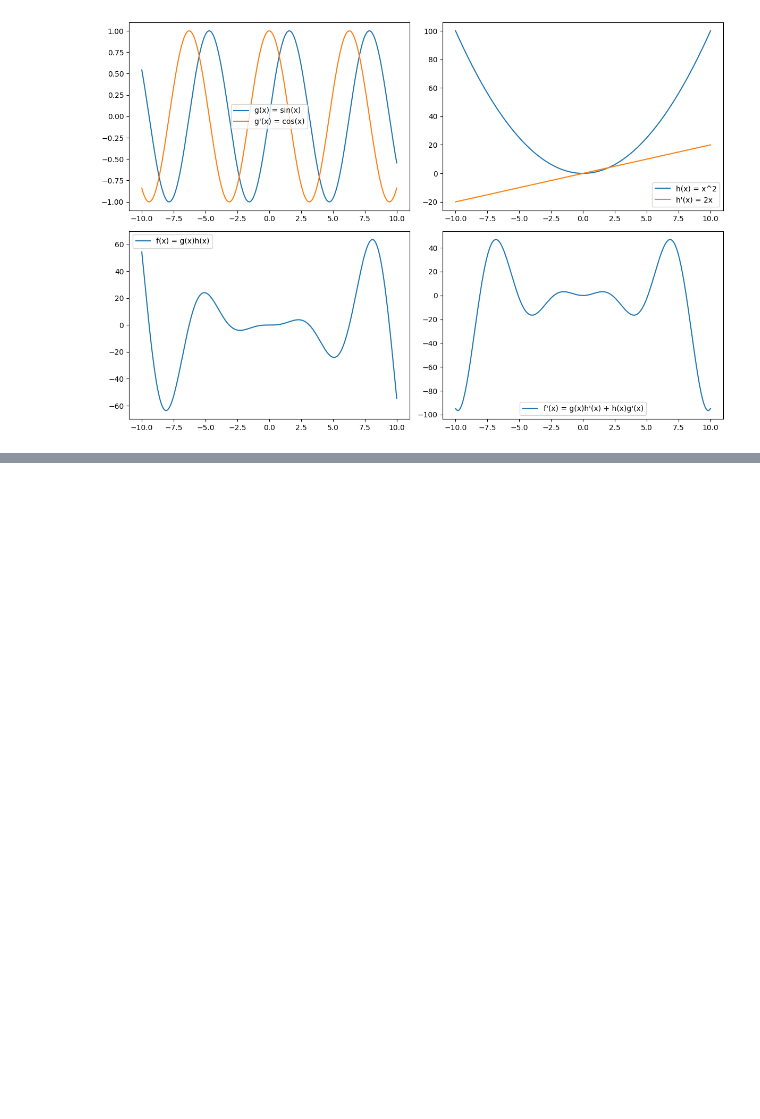
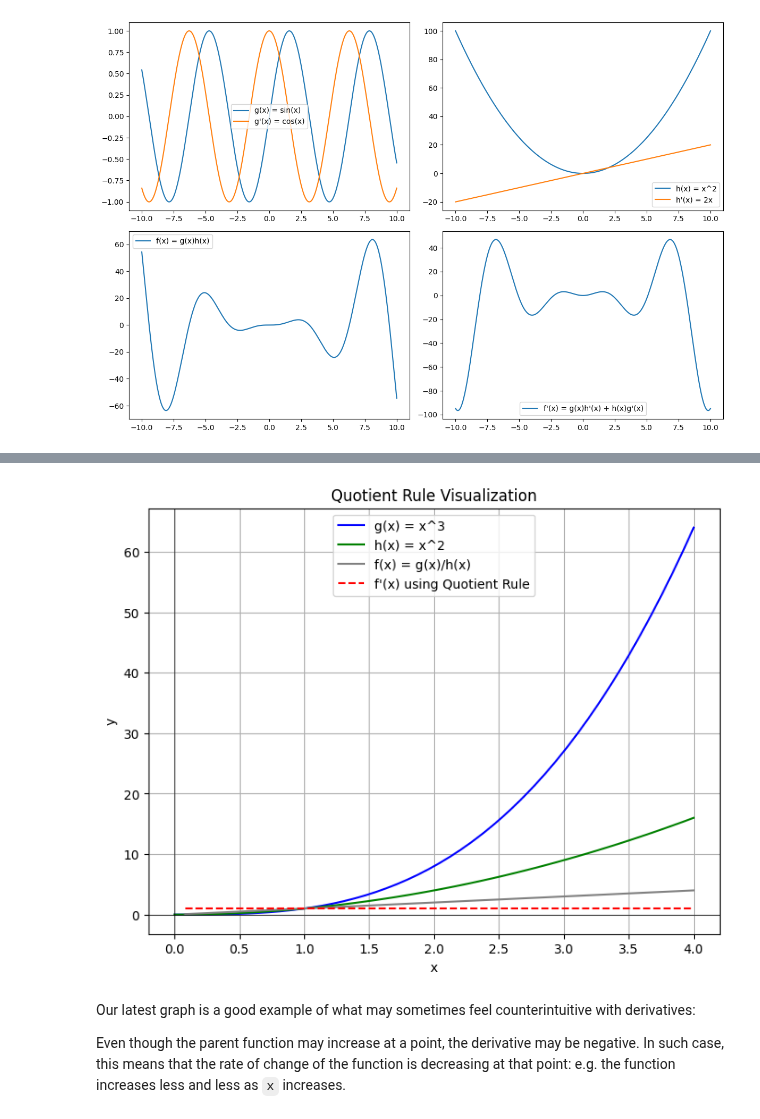
Before and after one commit to yactouat/learning_math, a Jupyter notebook: derivatives-refresher.ipynb, the cells around one changed output, grey strips where cells are left out. Saved outputs shown, nothing was run; the diff lists cells and outputs as text; code cells hidden in the pictures; blank space fills up the shorter version.

```diff
--- a/derivatives-refresher.ipynb
+++ b/derivatives-refresher.ipynb
@@ -311,0 +320,37 @@ plt.show()
+# %%
+# Define the same functions g(x) and h(x), and their derivatives
+def g(x):
+    return x ** 3
+def dg(x):
+    return 3 * x ** 2
+def h(x):
+    return x**2
+def dh(x):
+    return 2*x
+
+# Quotient rule for the derivative of f(x) = g(x)/h(x)
+f_prime = lambda x: (h(x) * dg(x) - g(x) * dh(x)) / h(x)**2
+
+# Values
+x = np.linspace(0, 4)
+
+# Plot
+plt.figure(figsize=(8, 6))
+plt.plot(x, g(x), label="g(x) = x^3", color="blue")
+plt.plot(x, h(x), label="h(x) = x^2", color="green")
+plt.plot(x, g(x)/h(x), label="f(x) = g(x)/h(x)", color="gray")
+plt.plot(x, f_prime(x), label="f'(x) using Quotient Rule", color="red", linestyle="--")
+plt.axhline(0, color='black',linewidth=0.5)
+plt.axvline(0, color='black',linewidth=0.5)
+plt.title("Quotient Rule Visualization")
+plt.legend()
+plt.grid(True)
+plt.xlabel("x")
+plt.ylabel("y")
+plt.show()
+# %% [output]
+[figure, added]
+# %% [markdown]
+Our latest graph is a good example of what may sometimes feel counterintuitive with derivatives:
+
+Even though the parent function may increase at a point, the derivative may be negative. In such case, this means that the rate of change of the function is decreasing at that point: e.g. the function increases less and less as `x` increases.
```
Also changed, not shown: parts of 2 cells of this notebook, 3 other files.
